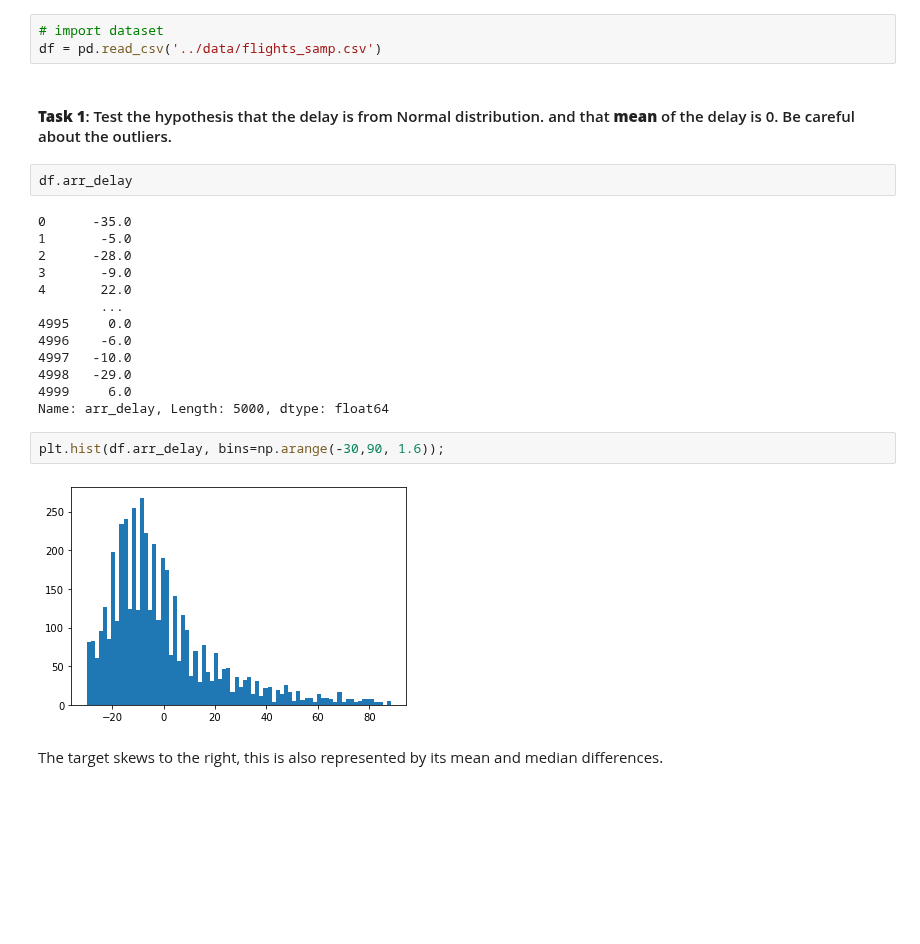
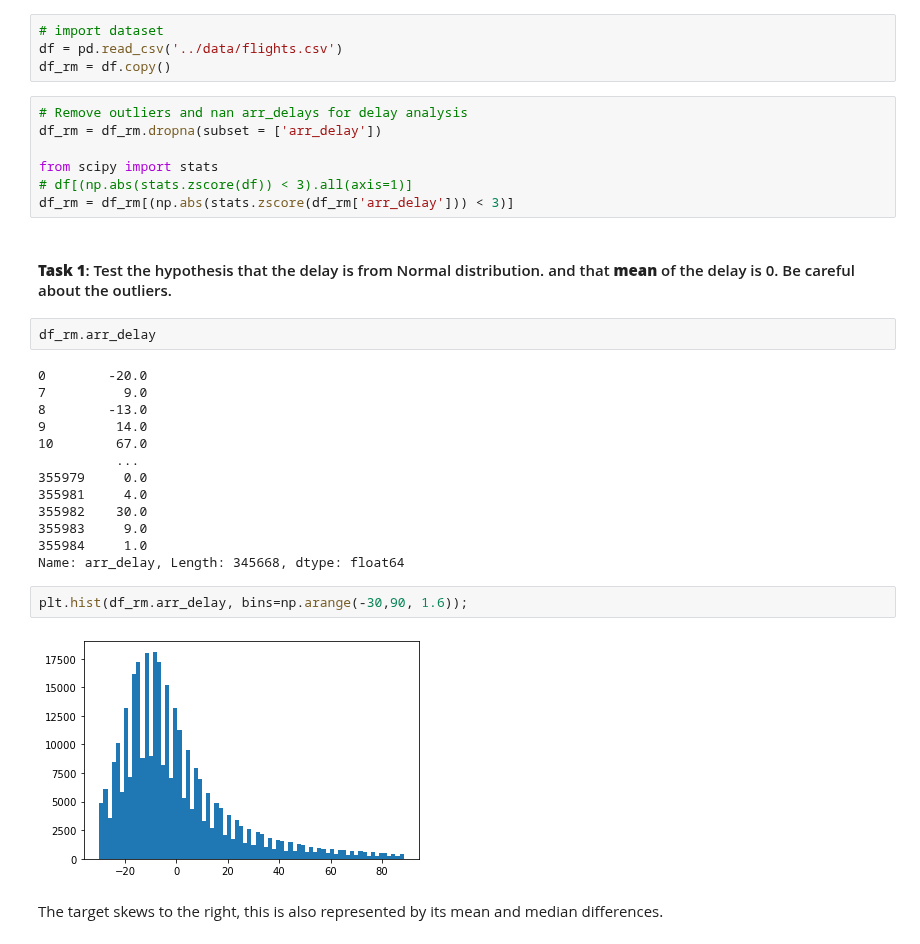
Before and after one commit to jackycwwang/lighthouse_lab_midterm_project, a Jupyter notebook: src/1.1-exploratory_analysis.ipynb, the cells around one changed output. Cells and saved outputs as stored; diff of their text form; blank space fills up the shorter version.

```diff
--- a/src/1.1-exploratory_analysis.ipynb
+++ b/src/1.1-exploratory_analysis.ipynb
@@ -12,28 +12,36 @@ import seaborn as sns
 import matplotlib.pyplot as plt
 # %%
 # import dataset
-df = pd.read_csv('../data/flights_samp.csv')
+df = pd.read_csv('../data/flights.csv')
+df_rm = df.copy()
+# %%
+# Remove outliers and nan arr_delays for delay analysis
+df_rm = df_rm.dropna(subset = ['arr_delay'])
+
+from scipy import stats
+# df[(np.abs(stats.zscore(df)) < 3).all(axis=1)]
+df_rm = df_rm[(np.abs(stats.zscore(df_rm['arr_delay'])) < 3)]
 # %% [markdown]
 #### **Task 1**: Test the hypothesis that the delay is from Normal distribution. and that **mean** of the delay is 0. Be careful about the outliers.
 # %%
-df.arr_delay
+df_rm.arr_delay
 # %% [output]
-0      -35.0
-1       -5.0
-2      -28.0
-3       -9.0
-4       22.0
-        ...
-4995     0.0
-4996    -6.0
-4997   -10.0
-4998   -29.0
-4999     6.0
-Name: arr_delay, Length: 5000, dtype: float64
+0        -20.0
+7          9.0
+8        -13.0
+9         14.0
+10        67.0
+          ...
+355979     0.0
+355981     4.0
+355982    30.0
+355983     9.0
+355984     1.0
+Name: arr_delay, Length: 345668, dtype: float64
 # %%
-plt.hist(df.arr_delay, bins=np.arange(-30,90, 1.6));
+plt.hist(df_rm.arr_delay, bins=np.arange(-30,90, 1.6));
 # %% [output]
-[figure, old version]
+[figure, new version]
 # %% [markdown]
 The target skews to the right, this is also represented by its mean and median differences.
 # %% [markdown]
```
Also changed, not shown: 9 other files.
